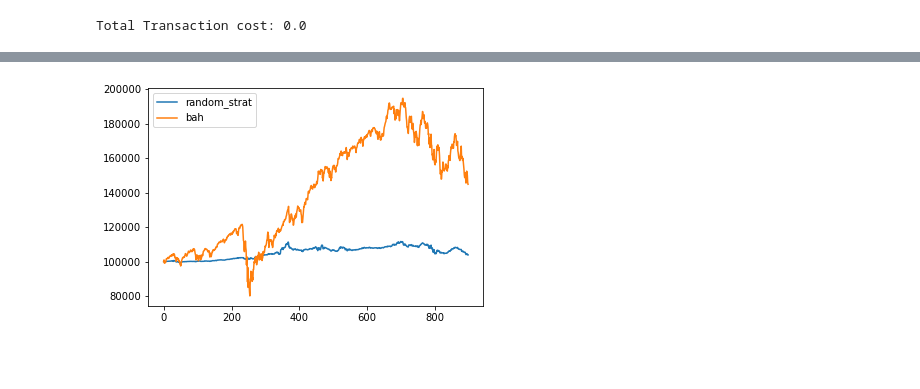
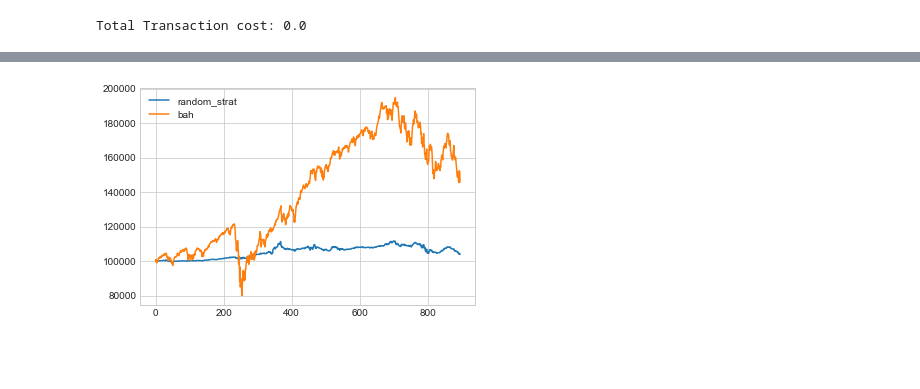
Before and after one commit to TigaJi/GeneralBacktest, a Jupyter notebook: Demo/demo.ipynb, the cells around one changed output, grey strips where cells are left out. Saved outputs shown, nothing was run; the diff lists cells and outputs as text; code cells hidden in the pictures.

Commit message:
update plot() method

```diff
--- a/Demo/demo.ipynb
+++ b/Demo/demo.ipynb
@@ -9,6 +9,7 @@ import warnings
 import pickle
 import yfinance as yf
 #warnings.filterwarnings("ignore")
+plt.style.use('seaborn-whitegrid')
 # %% [markdown]
 # Bid Class Demo
 ## intialize a Bid instance with four variables
@@ -127,19 +149,4 @@ class DemoStrategy:
 # %%
-def get_data(tickers,length,interval):
-    data =  yf.download(tickers = tickers,
-    period = length, interval = interval, group_by = 'ticker',
-    auto_adjust = True,
-    prepost = False,
-    threads = True,
-    proxy = None
-)
-
-    data = data.loc[:, pd.IndexSlice[:, ['Close']]]
-
-    columns = data.columns.droplevel(1)
-
-    data.columns = columns
-
-    data.sort_index(axis = 1, inplace = True)
-    #data = data.reset_index(drop = True)
-    return data.dropna()
+data = pd.read_csv("test_data.csv",index_col = 0)
+data.index = pd.to_datetime(data.index)
+data.head()
@@ -146,5 +162,3 @@ def get_data(tickers,length,interval):
 # %%
-with open("sp100tickers.pickle", "rb") as f:
-    tickers = pickle.load(f)
-data = get_data(tickers,'5y','1d')
+data.shape
 # %% [output]
@@ -157,3 +169,3 @@ data = get_data(tickers,'5y','1d')
 # %%
-random_strat = Backtest(data, DemoStrategy)
+demo_strat = Backtest(data, DemoStrategy)
 # %%
@@ -219,7 +237,7 @@ random_strat.portfolio_tracker
 # %%
-random_strat.plot()
+demo_strat.plot()
 # %% [output]
-[figure, old version]
+[figure, new version]
 # %% [markdown]
 #
 # %% [markdown]
```
Also changed, not shown: parts of 15 cells of this notebook, 1 other file.
